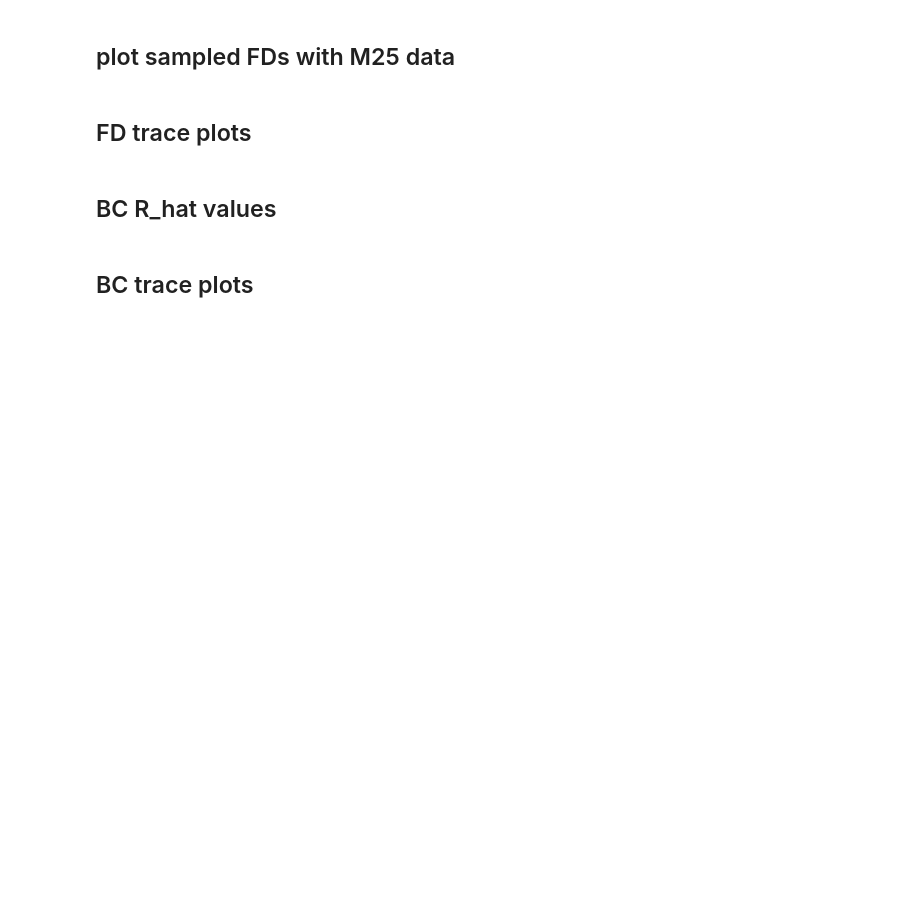
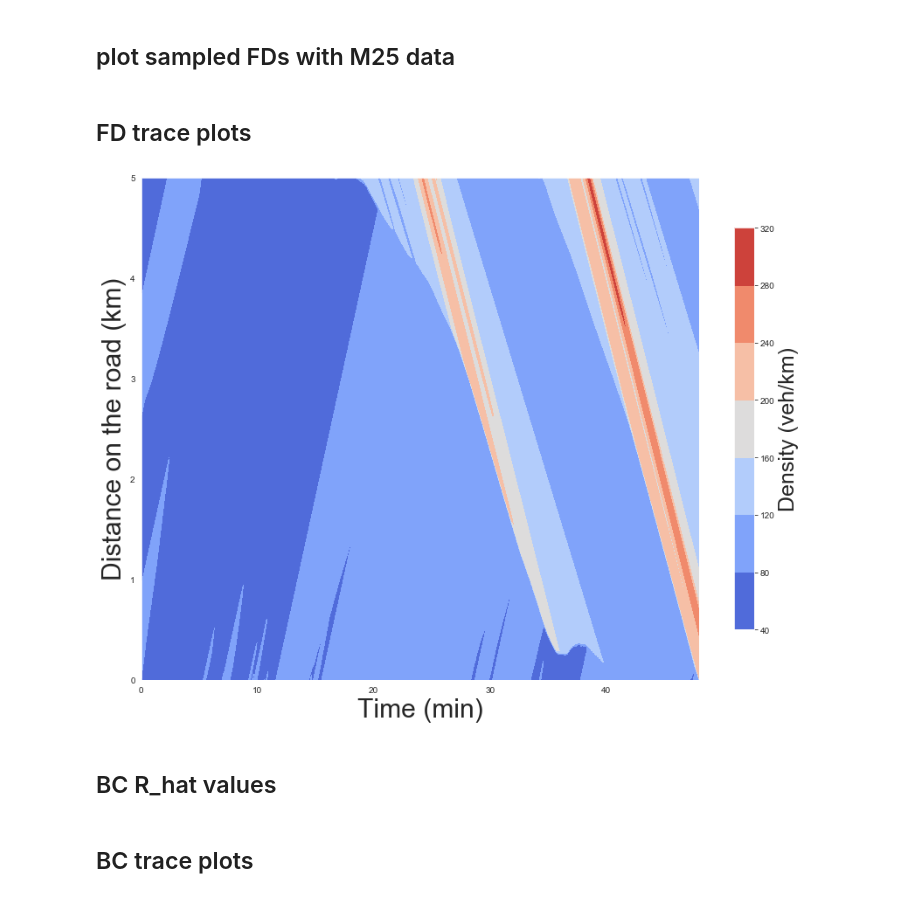
Before and after one commit to jeremiecoullon/BIP_LWR, a Jupyter notebook: BIP_LWR/demos/FDBC-delCastDS1_corrPT.ipynb, the cells around one changed output. Drawn from its saved outputs; the diff is of its cells as text; code cells hidden in the pictures; blank space fills up the shorter version.

```diff
--- a/BIP_LWR/demos/FDBC-delCastDS1_corrPT.ipynb
+++ b/BIP_LWR/demos/FDBC-delCastDS1_corrPT.ipynb
@@ -223,32 +258,35 @@ plt.rcParams.update({'font.size': 15})
 # %%
 config_dict = {'my_analysis_dir': '2018/June2_2018-New_dataset',
                 'run_num': 1,
                 'data_array_dict':
                     {'flow': 'data_array_70108_flow_49t.csv',
                     'density': 'data_array_70108_density_49t.csv'},
                'ratio_times_BCs': 40,
                       }
 LWR = LWR_Solver(config_dict=config_dict)
 
 
 df_mean = mcmc_vis.concat_chains(params=['z', 'rho_j','u','w'], burnin=0).mean()
 df_BCs = mcmc_vis.concat_chains(params=['BC_outlet', 'BC_inlet'], burnin=0)
 
 FD = df_mean.to_dict()
 # FD = deepcopy(FD_delCast_simulated)
 FD['solver'] = 'lwr_del_Cast'
 FD['w'] = 1/FD['w']
 
 FD['BC_outlet'] = df_BCs['BC_outlet'].mean()
 FD['BC_inlet'] = df_BCs['BC_inlet'].mean()
 
 
 title_save = None
 # title_save = "DelCastSim_TRUE_PARAMS-XT_density.png"
 
 
 plot_LWR_xt(FD=FD, data_variable='density', config_dict=config_dict,
-           out_times=np.linspace(0,40*LWR.final_time, 1200), title_save=title_save)
+           out_times=np.linspace(0,40*LWR.final_time, 1200),
+            title_save=title_save)
+# %% [output]
+[figure, added]
 # %%
 mcmc_vis.print_chain_info()
 sample_alpha_val = 0.1
```
Also changed, not shown: parts of 2 cells of this notebook, 2 other files.
